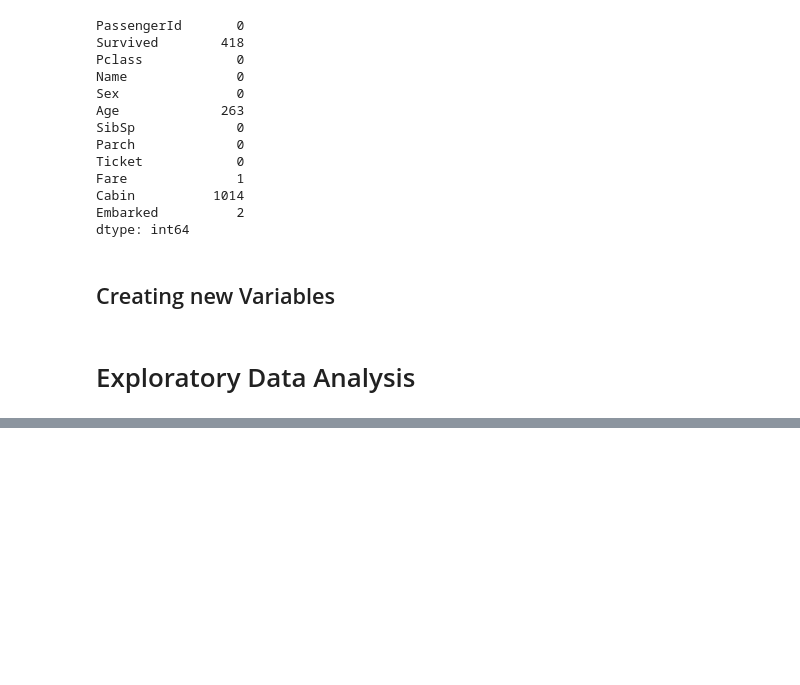
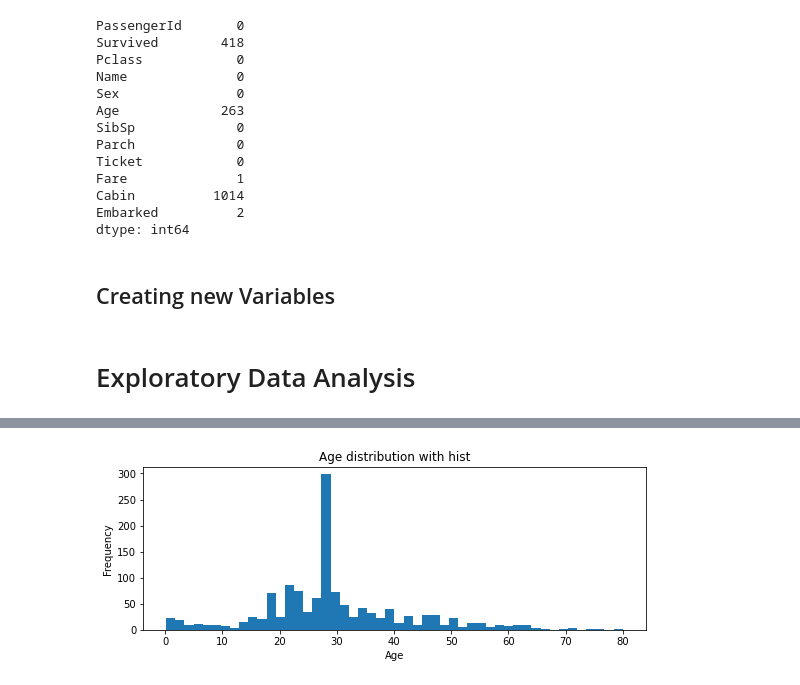
Before and after one commit to Lukas-Dierkes/Kaggle-Challange, a Jupyter notebook: analysis_1.ipynb, the cells around one changed output, grey strips where cells are left out. Cells and saved outputs as stored; diff of their text form; code cells hidden in the pictures; blank space fills up the shorter version.

```diff
--- a/analysis_1.ipynb
+++ b/analysis_1.ipynb
@@ -76,0 +134,9 @@ df_all['married'] = np.where(df_all['lastName'].str.contains("Mrs."), 1,
+# %%
+plt.figure(figsize = (9,3))
+plt.hist(df_all["Age"], bins = 50)
+plt.xlabel("Age")
+plt.ylabel("Frequency")
+plt.title("{} distribution with hist".format("Age"))
+plt.show()
+# %% [output]
+[figure, added]
```
Also changed, not shown: parts of 5 cells of this notebook.
